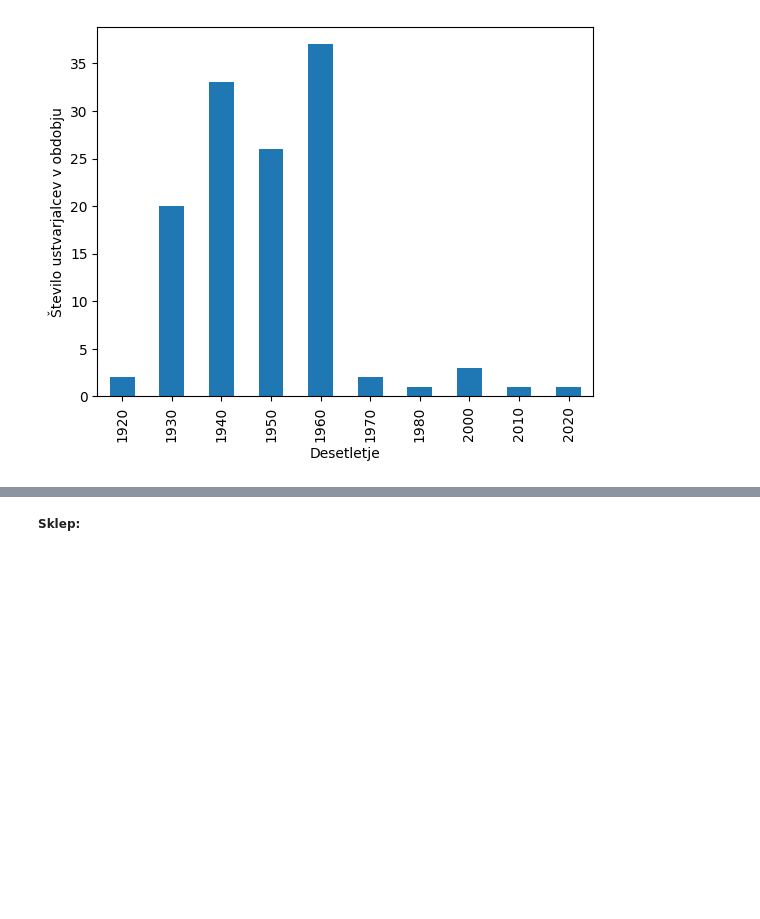
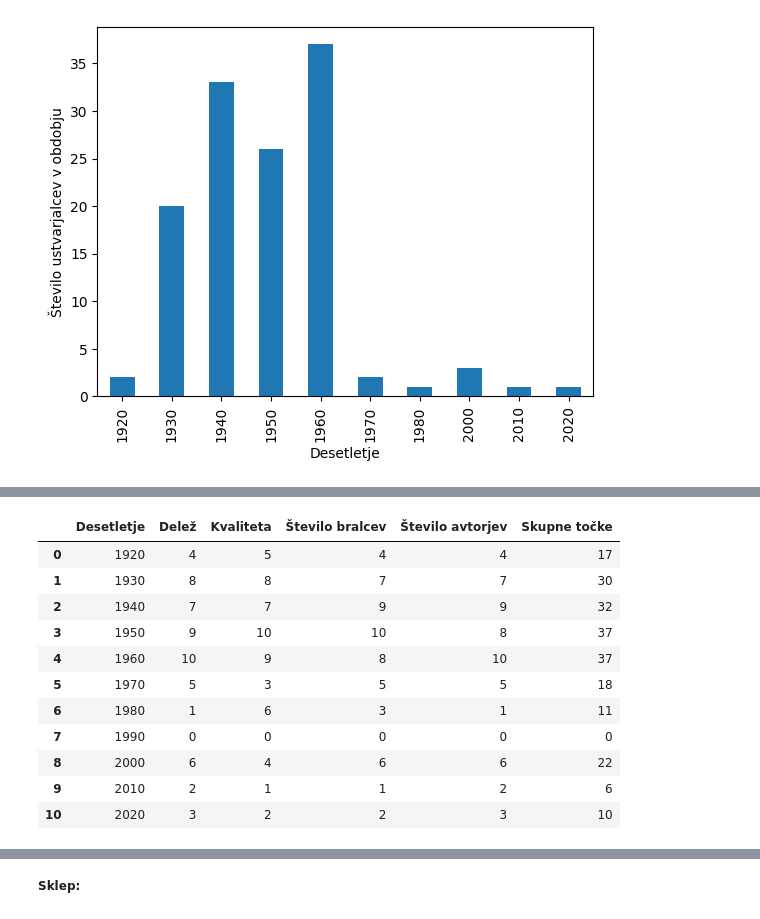
Before and after one commit to Benjamin-Dagarin/UVP_Projektna_naloga_2024, a Jupyter notebook: Analiza_fantazijskih_knjig.ipynb, the cells around one changed output, grey strips where cells are left out. Cells and saved outputs as stored; diff of their text form; code cells hidden in the pictures; blank space fills up the shorter version.

```diff
--- a/Analiza_fantazijskih_knjig.ipynb
+++ b/Analiza_fantazijskih_knjig.ipynb
@@ -499,0 +656,15 @@ analiza_po_desetletjih['Število avtorjev'].plot(kind='bar', ylabel='Število us
+# %%
+vrstni_red_po_tockah
+# %% [output]
+|  | Desetletje | Delež | Kvaliteta | Število bralcev | Število avtorjev | Skupne točke |
+| 0 | 1920 | 4 | 5 | 4 | 4 | 17 |
+| 1 | 1930 | 8 | 8 | 7 | 7 | 30 |
+| 2 | 1940 | 7 | 7 | 9 | 9 | 32 |
+| 3 | 1950 | 9 | 10 | 10 | 8 | 37 |
+| 4 | 1960 | 10 | 9 | 8 | 10 | 37 |
+| 5 | 1970 | 5 | 3 | 5 | 5 | 18 |
+| 6 | 1980 | 1 | 6 | 3 | 1 | 11 |
+| 7 | 1990 | 0 | 0 | 0 | 0 | 0 |
+| 8 | 2000 | 6 | 4 | 6 | 6 | 22 |
+| 9 | 2010 | 2 | 1 | 1 | 2 | 6 |
+| 10 | 2020 | 3 | 2 | 2 | 3 | 10 |
```
Also changed, not shown: parts of 26 cells of this notebook, 1 other file.
